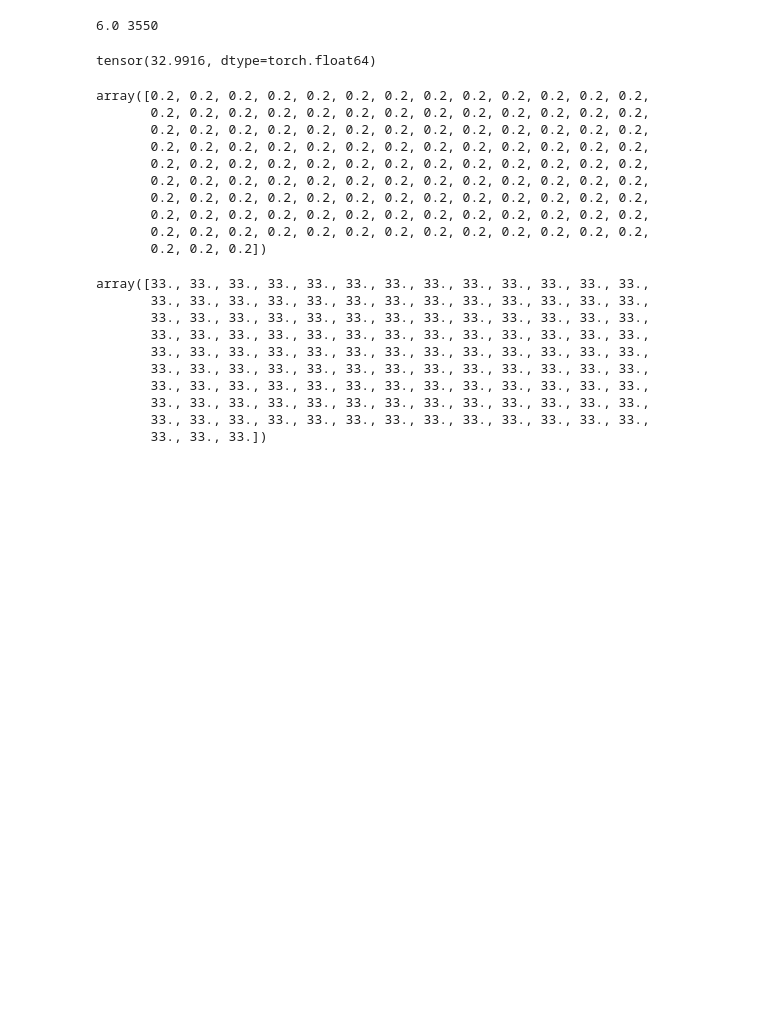
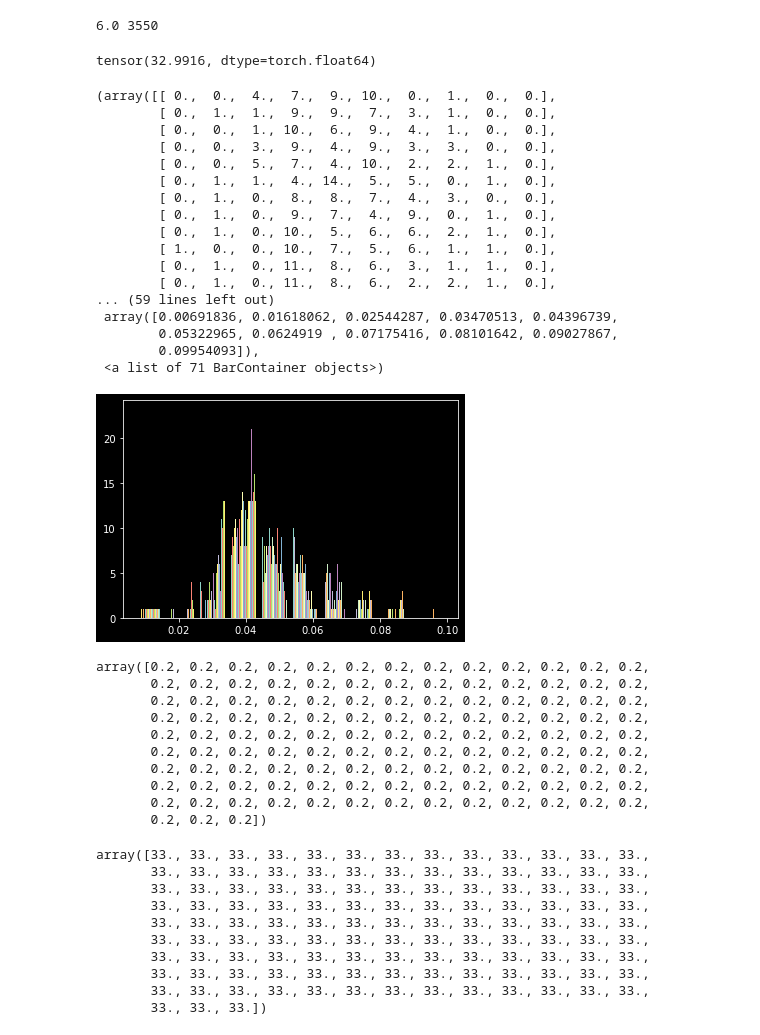
Before and after one commit to StephenMaaa/AutoODE_PEMS_traffic, a Jupyter notebook: nn/AutoODE/Traffic_3cmp_real_data_test_5S_OC-to-Oceanside-RK4.ipynb, the cells around one changed output. Saved outputs shown, nothing was run; the diff lists cells and outputs as text; code cells hidden in the pictures; blank space fills up the shorter version.

```diff
--- a/nn/AutoODE/Traffic_3cmp_real_data_test_5S_OC-to-Oceanside-RK4.ipynb
+++ b/nn/AutoODE/Traffic_3cmp_real_data_test_5S_OC-to-Oceanside-RK4.ipynb
@@ -444,0 +804,7 @@ plt.hist(y_norm[2, :, :])
+# %%
+mean = torch.tensor([y_exact[0, :, :].mean(), y_exact[1, :, :].mean(), y_exact[2, :, :].mean()])
+std = torch.tensor([y_exact[0, :, :].std(), y_exact[1, :, :].std(), y_exact[2, :, :].std()])
+y_norm = torch.zeros(y_exact.shape, dtype = torch.double)
+y_norm[0, :, :] = (y_exact[0, :, :] - mean[0]) / std[0]
+y_norm[1, :, :] = (y_exact[1, :, :] - mean[1]) / std[1]
+y_norm[2, :, :] = (y_exact[2, :, :] - mean[2]) / std[2]
@@ -473,6 +845,27 @@ print(dt,nt)
 y_max[2]
 # %% [output]
 tensor(32.9916, dtype=torch.float64)
+# %%
+plt.hist(y_norm[0, :, :])
+# %% [output]
+(array([[ 0.,  0.,  4.,  7.,  9., 10.,  0.,  1.,  0.,  0.],
+        [ 0.,  1.,  1.,  9.,  9.,  7.,  3.,  1.,  0.,  0.],
+        [ 0.,  0.,  1., 10.,  6.,  9.,  4.,  1.,  0.,  0.],
+        [ 0.,  0.,  3.,  9.,  4.,  9.,  3.,  3.,  0.,  0.],
+        [ 0.,  0.,  5.,  7.,  4., 10.,  2.,  2.,  1.,  0.],
+        [ 0.,  1.,  1.,  4., 14.,  5.,  5.,  0.,  1.,  0.],
+        [ 0.,  1.,  0.,  8.,  8.,  7.,  4.,  3.,  0.,  0.],
+        [ 0.,  1.,  0.,  9.,  7.,  4.,  9.,  0.,  1.,  0.],
+        [ 0.,  1.,  0., 10.,  5.,  6.,  6.,  2.,  1.,  0.],
+        [ 1.,  0.,  0., 10.,  7.,  5.,  6.,  1.,  1.,  0.],
+        [ 0.,  1.,  0., 11.,  8.,  6.,  3.,  1.,  1.,  0.],
+        [ 0.,  1.,  0., 11.,  8.,  6.,  2.,  2.,  1.,  0.],
+... (59 lines left out)
+ array([0.00691836, 0.01618062, 0.02544287, 0.03470513, 0.04396739,
+        0.05322965, 0.0624919 , 0.07175416, 0.08101642, 0.09027867,
+        0.09954093]),
+ <a list of 71 BarContainer objects>)
+[figure, added]
 # %%
 kj
 # %% [output]
```
Also changed, not shown: parts of 62 cells of this notebook, 14 other files.
